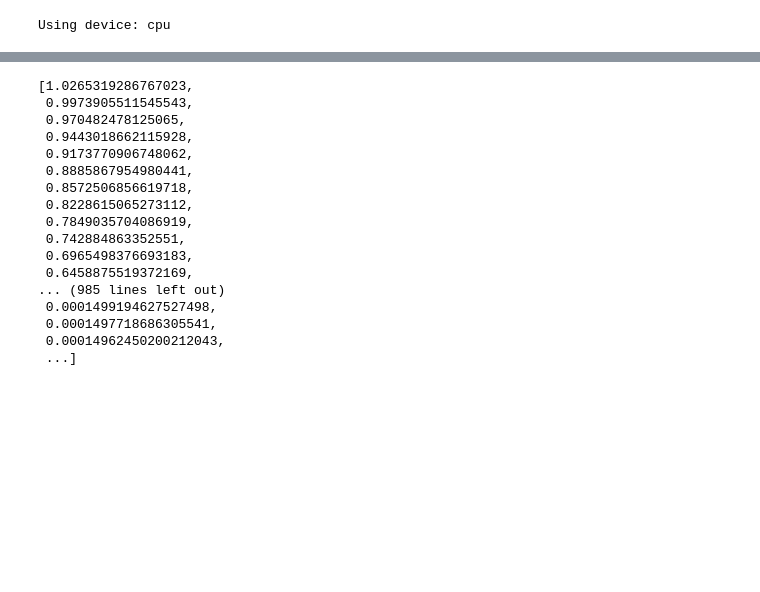
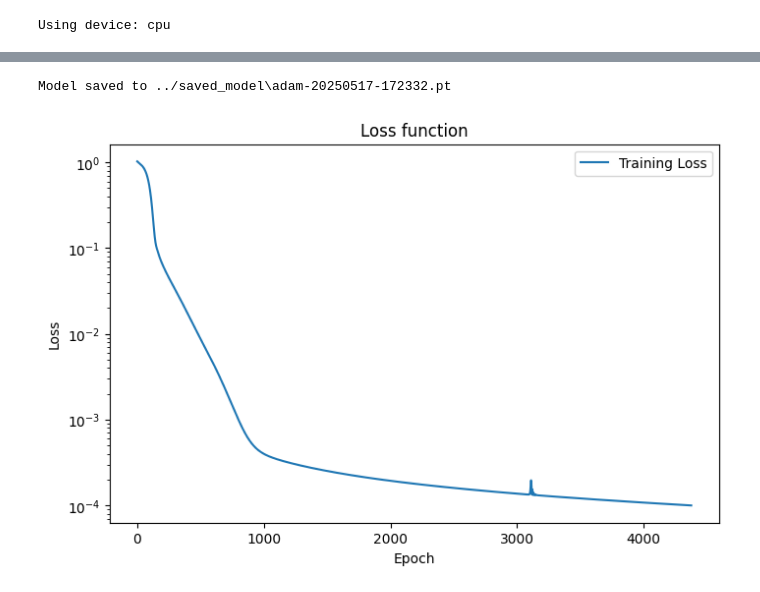
Before and after one commit to 07abrar/PINNs, a Jupyter notebook: notebooks/p_laplace.ipynb, the cells around one changed output, grey strips where cells are left out. Saved outputs shown, nothing was run; the diff lists cells and outputs as text; code cells hidden in the pictures; blank space fills up the shorter version.

```diff
--- a/notebooks/p_laplace.ipynb
+++ b/notebooks/p_laplace.ipynb
@@ -139,20 +142,0 @@ Training time: 116.56
-# %%
-loss_values
-# %% [output]
-[1.0265319286767023,
- 0.9973905511545543,
- 0.970482478125065,
- 0.9443018662115928,
- 0.9173770906748062,
- 0.8885867954980441,
- 0.8572506856619718,
- 0.8228615065273112,
- 0.7849035704086919,
- 0.742884863352551,
- 0.6965498376693183,
- 0.6458875519372169,
-... (985 lines left out)
- 0.0001499194627527498,
- 0.0001497718686305541,
- 0.00014962450200212043,
- ...]
@@ -158,0 +147,24 @@ loss_values
+# %%
+from datetime import datetime
+
+current_time = datetime.now().strftime("%Y%m%d-%H%M%S")
+optimizer_type = getattr(model.optimizer, "optimizer_type", "adam")
+save_dir = "../saved_model"
+os.makedirs(save_dir, exist_ok=True)
+
+save_path = os.path.join(save_dir, f"{optimizer_type}-{current_time}.pt")
+torch.save(model.state_dict(), save_path)
+
+print(f"Model saved to {save_path}")
+# %% [output]
+Model saved to ../saved_model\adam-20250517-172332.pt
+# %%
+plt.figure(figsize=(8, 5))
+plt.title("Loss function")
+plt.semilogy(loss_values, label="Training Loss")
+plt.xlabel("Epoch")
+plt.ylabel("Loss")
+plt.legend()
+plt.show()
+# %% [output]
+[figure, added]
```
Also changed, not shown: parts of 6 cells of this notebook, 6 other files.
